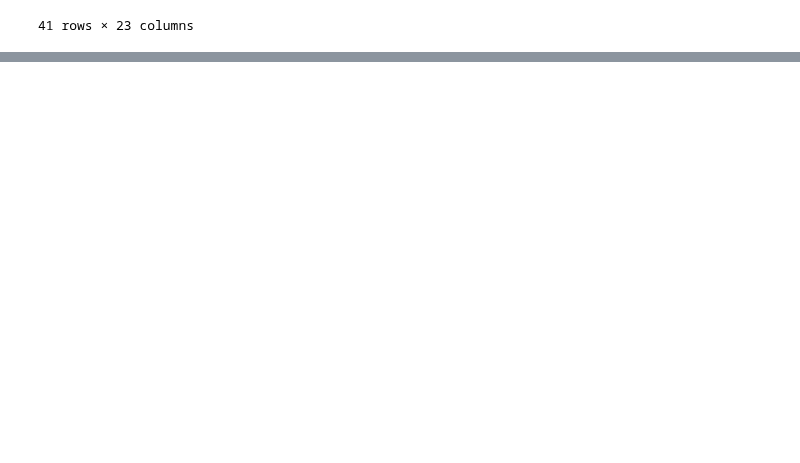
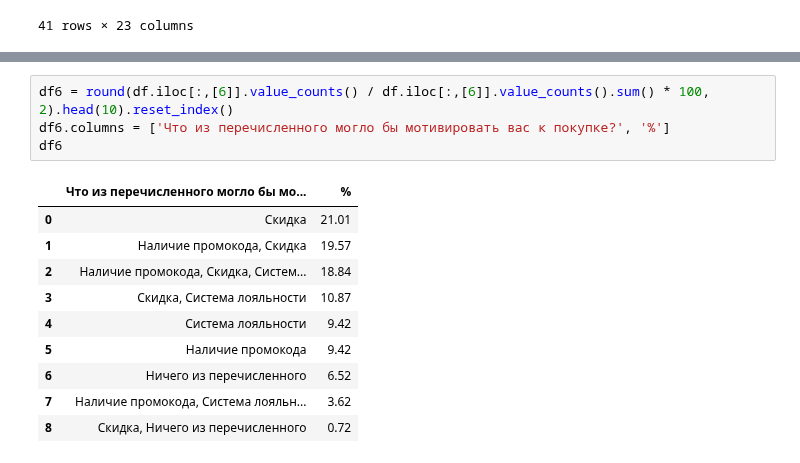
Before and after one commit to Gralex78/Home-Work-PYDA-20, a Jupyter notebook: 28_Grow/Grow.ipynb, the cells around one changed output, grey strips where cells are left out. Drawn from its saved outputs; the diff is of its cells as text; blank space fills up the shorter version.

```diff
--- a/28_Grow/Grow.ipynb
+++ b/28_Grow/Grow.ipynb
@@ -138,0 +252,15 @@ target_audience
+# %%
+df6 = round(df.iloc[:,[6]].value_counts() / df.iloc[:,[6]].value_counts().sum() * 100, 2).head(10).reset_index()
+df6.columns = ['Что из перечисленного могло бы мотивировать вас к покупке?', '%']
+df6
+# %% [output]
+|  | Что из перечисленного могло бы мо... | % |
+| 0 | Скидка | 21.01 |
+| 1 | Наличие промокода, Скидка | 19.57 |
+| 2 | Наличие промокода, Скидка, Систем... | 18.84 |
+| 3 | Скидка, Система лояльности | 10.87 |
+| 4 | Система лояльности | 9.42 |
+| 5 | Наличие промокода | 9.42 |
+| 6 | Ничего из перечисленного | 6.52 |
+| 7 | Наличие промокода, Система лояльн... | 3.62 |
+| 8 | Скидка, Ничего из перечисленного | 0.72 |
```
Also changed, not shown: parts of 23 cells of this notebook.
